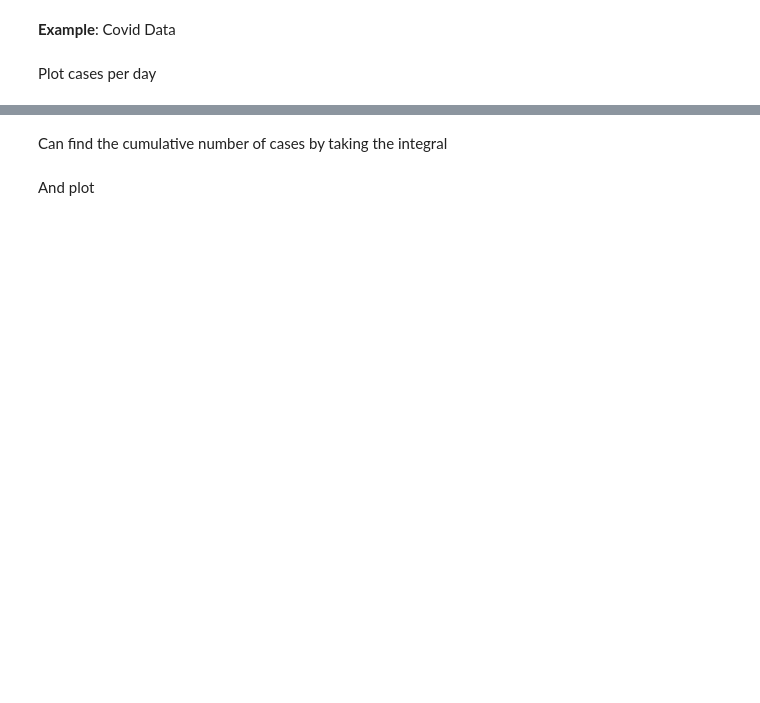
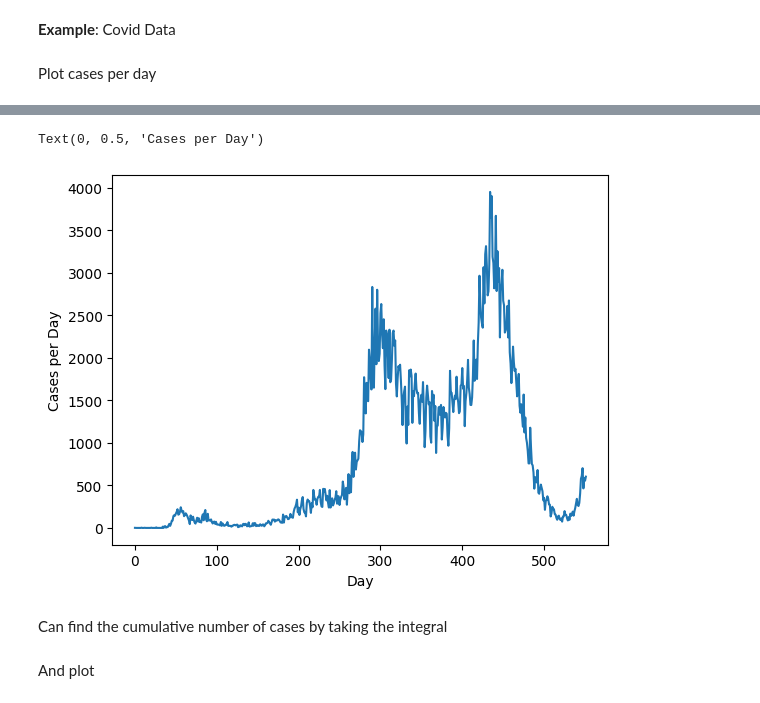
Before and after one commit to sheuher/python_tutorials, a Jupyter notebook: integrals1.ipynb, the cells around one changed output, grey strips where cells are left out. Drawn from its saved outputs; the diff is of its cells as text; code cells hidden in the pictures; blank space fills up the shorter version.

```diff
--- a/integrals1.ipynb
+++ b/integrals1.ipynb
@@ -122,2 +177,9 @@ Plot cases per day
+# %%
+plt.plot(x, y)
+plt.xlabel('Day')
+plt.ylabel('Cases per Day')
+# %% [output]
+Text(0, 0.5, 'Cases per Day')
+[figure, added]
 # %% [markdown]
 Can find the cumulative number of cases by taking the integral
```
Also changed, not shown: parts of 17 cells of this notebook.
